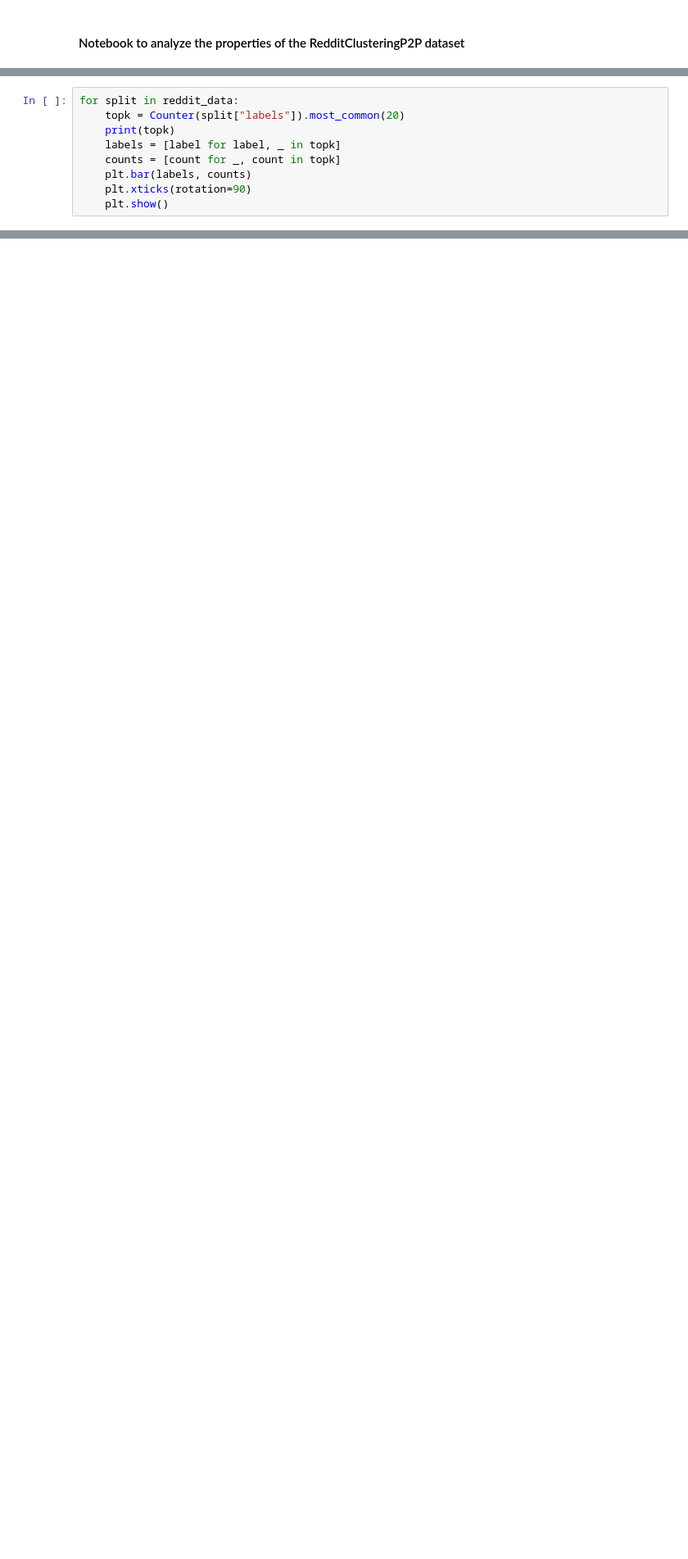
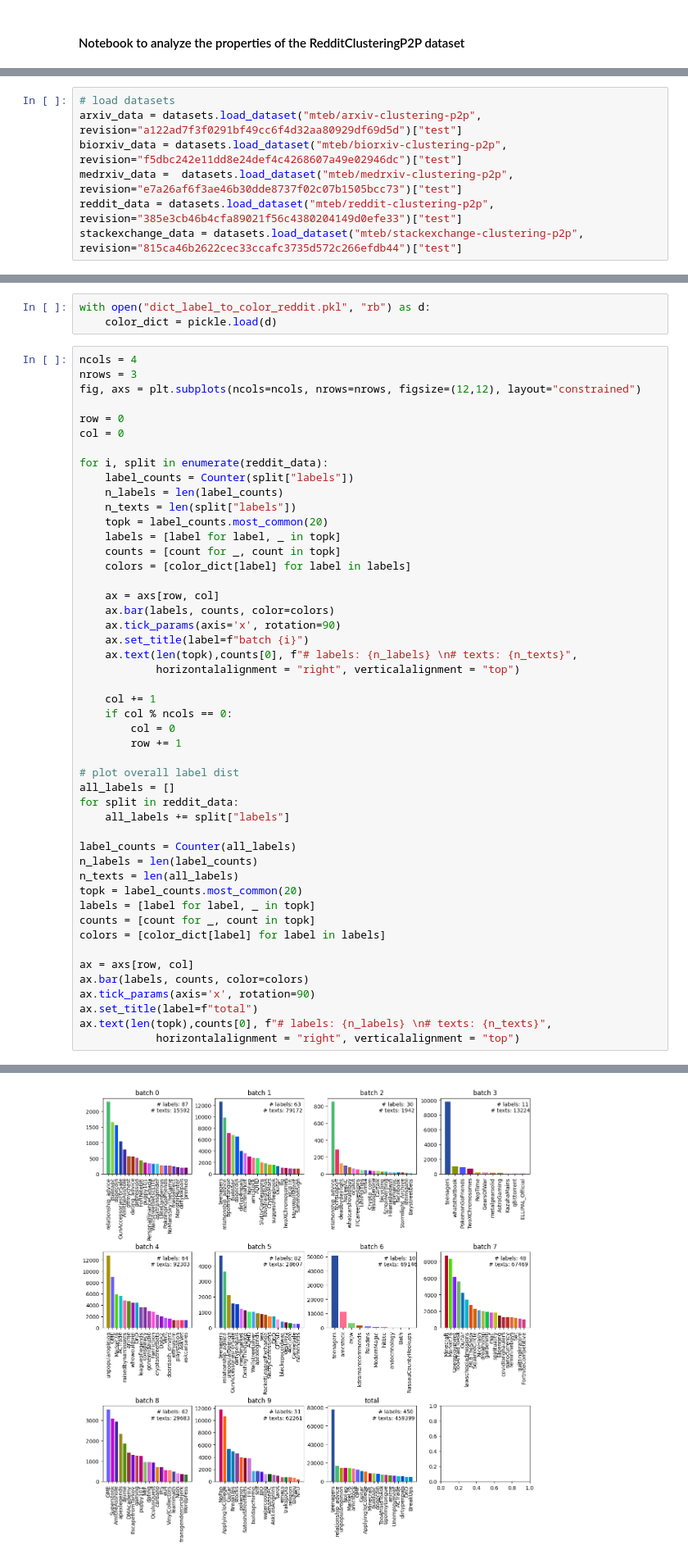
Before and after one commit to LenaHolzwarth/text_embedding, a Jupyter notebook: notebooks/reddit.ipynb, the cells around one changed output, grey strips where cells are left out. Shown at 82% size. Cells and saved outputs as stored; diff of their text form; blank space fills up the shorter version.

Commit message:
dataset overview

```diff
--- a/notebooks/reddit.ipynb
+++ b/notebooks/reddit.ipynb
@@ -15,9 +8,0 @@ Dataset({
-# %%
-for split in reddit_data:
-    topk = Counter(split["labels"]).most_common(20)
-    print(topk)
-    labels = [label for label, _ in topk]
-    counts = [count for _, count in topk]
-    plt.bar(labels, counts)
-    plt.xticks(rotation=90)
-    plt.show()
@@ -37,0 +9,7 @@ for split in reddit_data:
+# %%
+# load datasets
+arxiv_data = datasets.load_dataset("mteb/arxiv-clustering-p2p", revision="a122ad7f3f0291bf49cc6f4d32aa80929df69d5d")["test"]
+biorxiv_data = datasets.load_dataset("mteb/biorxiv-clustering-p2p", revision="f5dbc242e11dd8e24def4c4268607a49e02946dc")["test"]
+medrxiv_data =  datasets.load_dataset("mteb/medrxiv-clustering-p2p", revision="e7a26af6f3ae46b30dde8737f02c07b1505bcc73")["test"]
+reddit_data = datasets.load_dataset("mteb/reddit-clustering-p2p", revision="385e3cb46b4cfa89021f56c4380204149d0efe33")["test"]
+stackexchange_data = datasets.load_dataset("mteb/stackexchange-clustering-p2p", revision="815ca46b2622cec33ccafc3735d572c266efdb44")["test"]
@@ -37,0 +18,52 @@ for split in reddit_data:
+# %%
+with open("dict_label_to_color_reddit.pkl", "rb") as d:
+    color_dict = pickle.load(d)
+# %%
+ncols = 4
+nrows = 3
+fig, axs = plt.subplots(ncols=ncols, nrows=nrows, figsize=(12,12), layout="constrained")
+
+row = 0
+col = 0
+
+for i, split in enumerate(reddit_data):
+    label_counts = Counter(split["labels"])
+    n_labels = len(label_counts)
+    n_texts = len(split["labels"])
+    topk = label_counts.most_common(20)
+    labels = [label for label, _ in topk]
+    counts = [count for _, count in topk]
+    colors = [color_dict[label] for label in labels]
+
+    ax = axs[row, col]
+    ax.bar(labels, counts, color=colors)
+    ax.tick_params(axis='x', rotation=90)
+    ax.set_title(label=f"batch {i}")
+    ax.text(len(topk),counts[0], f"# labels: {n_labels} \n# texts: {n_texts}",
+            horizontalalignment = "right", verticalalignment = "top")
+
+    col += 1
+    if col % ncols == 0:
+        col = 0
+        row += 1
+
+# plot overall label dist
+all_labels = []
+for split in reddit_data:
+    all_labels += split["labels"]
+
+label_counts = Counter(all_labels)
+n_labels = len(label_counts)
+n_texts = len(all_labels)
+topk = label_counts.most_common(20)
+labels = [label for label, _ in topk]
+counts = [count for _, count in topk]
+colors = [color_dict[label] for label in labels]
+
+ax = axs[row, col]
+ax.bar(labels, counts, color=colors)
+ax.tick_params(axis='x', rotation=90)
+ax.set_title(label=f"total")
+ax.text(len(topk),counts[0], f"# labels: {n_labels} \n# texts: {n_texts}",
+            horizontalalignment = "right", verticalalignment = "top")
+# %% [output]
@@ -37,0 +71 @@ for split in reddit_data:
+[figure, added]
```
Also changed, not shown: parts of 20 cells of this notebook, 1 other file.
